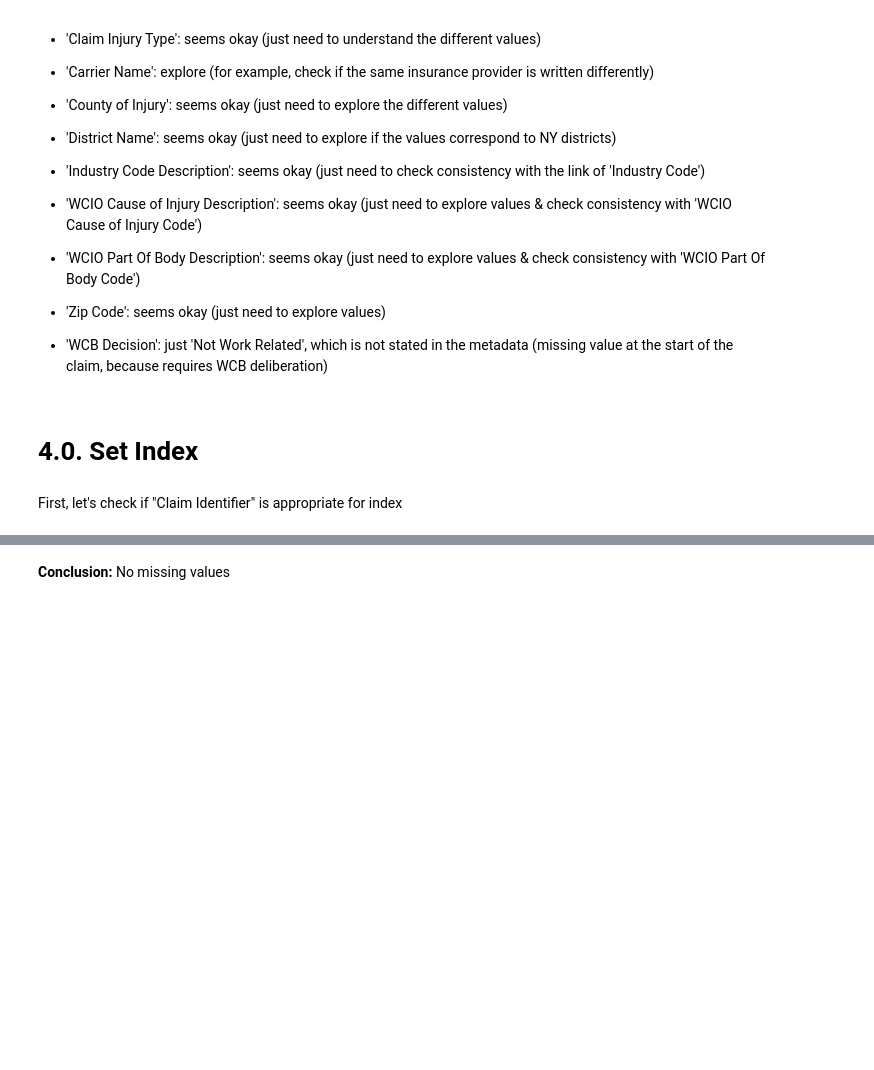
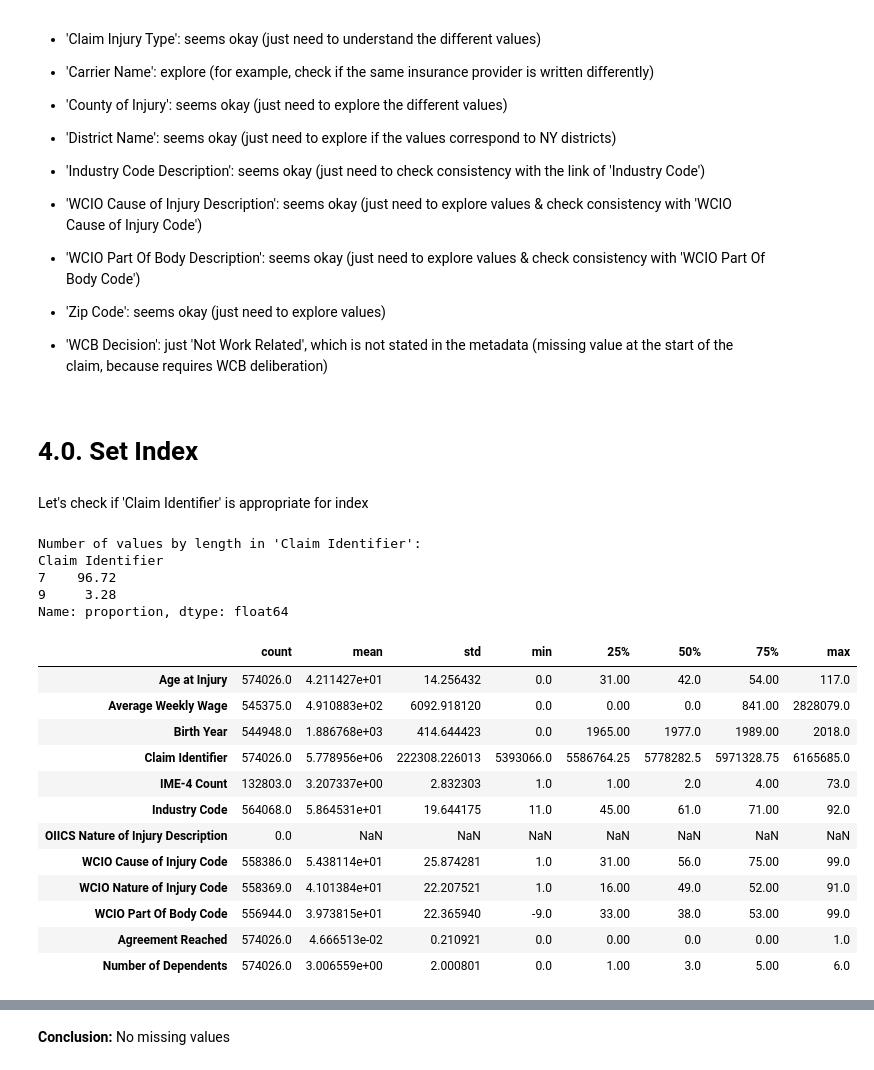
Before and after one commit to mgalao/machine-learning-project, a Jupyter notebook: project/Homework_Group38.ipynb, the cells around one changed output, grey strips where cells are left out. Saved outputs shown, nothing was run; the diff lists cells and outputs as text; code cells hidden in the pictures; blank space fills up the shorter version.

```diff
--- a/project/Homework_Group38.ipynb
+++ b/project/Homework_Group38.ipynb
@@ -231,4 +302,20 @@ df_train["Zip Code"].value_counts()
 # %% [markdown]
 # 4.0. Set Index <a id="set_index"></a>
 # %% [markdown]
-First, let's check if "Claim Identifier" is appropriate for index
+Let's check if 'Claim Identifier' is appropriate for index
+# %%
+# Ensure all values in 'Claim Identifier' are converted to strings for length calculation
+claim_lengths = df_train["Claim Identifier"].astype(str).apply(len)
+
+# Count occurrences of each unique length
+length_counts = claim_lengths.value_counts(normalize=True) * 100
+
+# Display the results
+print("Number of values by length in 'Claim Identifier':")
+print(length_counts.round(2))
+# %% [output]
+Number of values by length in 'Claim Identifier':
+Claim Identifier
+7    96.72
+9     3.28
+Name: proportion, dtype: float64
@@ -234,0 +326,16 @@ First, let's check if "Claim Identifier" is appropriate for index
+# %%
+claim_id_7_length.describe().T
+# %% [output]
+|  | count | mean | std | min | 25% | 50% | 75% | max |
+| Age at Injury | 574026.0 | 4.211427e+01 | 14.256432 | 0.0 | 31.00 | 42.0 | 54.00 | 117.0 |
+| Average Weekly Wage | 545375.0 | 4.910883e+02 | 6092.918120 | 0.0 | 0.00 | 0.0 | 841.00 | 2828079.0 |
+| Birth Year | 544948.0 | 1.886768e+03 | 414.644423 | 0.0 | 1965.00 | 1977.0 | 1989.00 | 2018.0 |
+| Claim Identifier | 574026.0 | 5.778956e+06 | 222308.226013 | 5393066.0 | 5586764.25 | 5778282.5 | 5971328.75 | 6165685.0 |
+| IME-4 Count | 132803.0 | 3.207337e+00 | 2.832303 | 1.0 | 1.00 | 2.0 | 4.00 | 73.0 |
+| Industry Code | 564068.0 | 5.864531e+01 | 19.644175 | 11.0 | 45.00 | 61.0 | 71.00 | 92.0 |
+| OIICS Nature of Injury Description | 0.0 | NaN | NaN | NaN | NaN | NaN | NaN | NaN |
+| WCIO Cause of Injury Code | 558386.0 | 5.438114e+01 | 25.874281 | 1.0 | 31.00 | 56.0 | 75.00 | 99.0 |
+| WCIO Nature of Injury Code | 558369.0 | 4.101384e+01 | 22.207521 | 1.0 | 16.00 | 49.0 | 52.00 | 91.0 |
+| WCIO Part Of Body Code | 556944.0 | 3.973815e+01 | 22.365940 | -9.0 | 33.00 | 38.0 | 53.00 | 99.0 |
+| Agreement Reached | 574026.0 | 4.666513e-02 | 0.210921 | 0.0 | 0.00 | 0.0 | 0.00 | 1.0 |
+| Number of Dependents | 574026.0 | 3.006559e+00 | 2.000801 | 0.0 | 1.00 | 3.0 | 5.00 | 6.0 |
```
Also changed, not shown: parts of 110 cells of this notebook.
